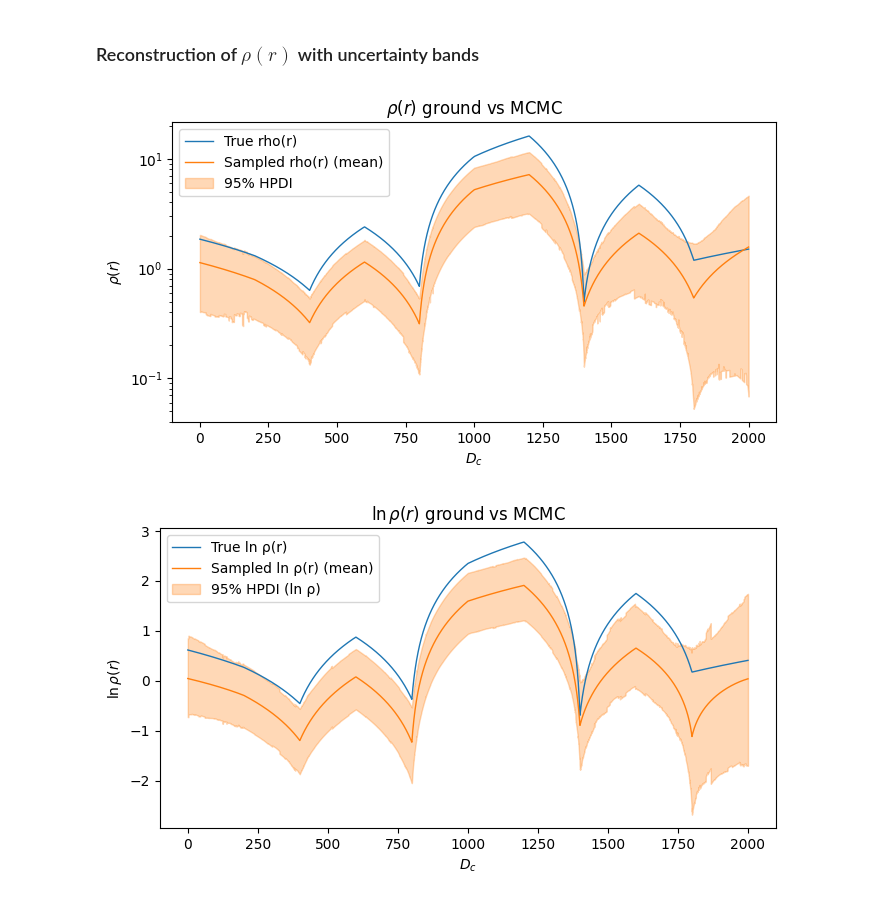
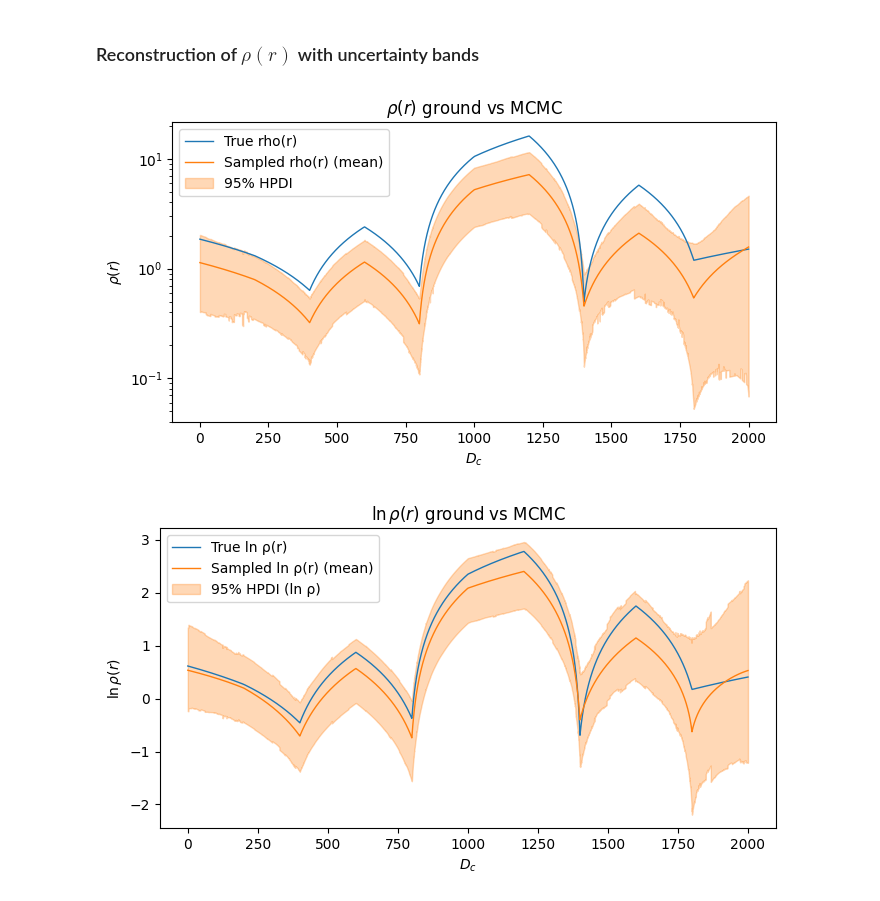
Before and after one commit to npierce-0/void-number-counts, a Jupyter notebook: modelling-lognorm.ipynb, the cells around one changed output. Drawn from its saved outputs; the diff is of its cells as text; code cells hidden in the pictures.

Commit message:
manually scaling rho nodes

```diff
--- a/modelling-lognorm.ipynb
+++ b/modelling-lognorm.ipynb
@@ -639,10 +429,10 @@ for i in range(N_runs):
 
 
         # set params
-        alpha = np.random.uniform(.5, .99)
+        alpha = np.random.uniform(.5, 2.0)
         L_star = 10**np.random.uniform(6, 6.8)
         N_tot = 3000000
-        N_obs_target = 4000
+        N_obs_target = 40000
         dc_max_ground = 2000
         dc_max_inv_ground = 1.0/dc_max_ground
         omega_m = 0.3
@@ -940,14 +725,21 @@ posterior = res.posterior
 alpha_samps = posterior['alpha'].values.reshape(-1)        # (n_samples,)
 M_star_samps = posterior['M_star'].values.reshape(-1)      # (n_samples,)
 
+
 # rho_pts: (chain, draw, n_knots)
 rho_samps = posterior['rho_pts'].values                     # (chain, draw, n_knots)
 rho_samps_flat = rho_samps.reshape(-1, rho_samps.shape[-1])      # (n_samples, n_knots)
 
+
+# renormalising rho values - set rho0 to truth and scale remaining nodes by same factor
+scaling = rho_pts_truths[0][0] / jnp.mean(rho_samps_flat[:, 0])
+
+rho_samps_scaled = rho_samps_flat * scaling
+
 # Pick first 3 knots, for example
-rho0 = rho_samps_flat[:, 0]
-rho1 = rho_samps_flat[:, 1]
-rho2 = rho_samps_flat[:, 2]
+rho0 = rho_samps_scaled[:, 0]
+rho1 = rho_samps_scaled[:, 1]
+rho2 = rho_samps_scaled[:, 2]
 
 # Stack into a single samples array for corner: (n_samples, n_params)
 subset = np.column_stack([alpha_samps, M_star_samps, rho0, rho1, rho2])
@@ -969,7 +761,8 @@ plt.show()
 ## corner with all f_pts
 # extract f_pts: shape (chain, draw, n_knots)
 rho_da = res.posterior["rho_pts"]        # xarray DataArray
-rho_vals_corner = rho_da.values                    # numpy array
+rho_vals_corner = rho_da.values * scaling     # numpy array
+
 
 # flatten chains and draws → (n_samples, n_knots)
 n_chains, n_draws, n_knots = rho_vals_corner.shape
@@ -1171,6 +964,8 @@ r_vals_jax  = jnp.array(r_vals)    # (n_r,)
 # f_of_r(r, f_pts) should already be defined and JAX-compatible
 f_vals_samps = vmap(lambda f_pts: f_of_r(r_vals_jax, f_pts))(f_samps_jax)  # (n_samples, n_r)
 
+f_vals_samps = f_vals_samps * scaling
+
 # To avoid log(0), add a tiny epsilon
 eps = 1e-30
 log_f_vals_samps = jnp.log(f_vals_samps + eps)  # ln rho(r)
@@ -1184,31 +979,31 @@ log_fmean_np   = np.array(log_fmean)
 log_hpdi_low   = np.array(log_hpdi[0])
 log_hpdi_high  = np.array(log_hpdi[1])
 
 # True profile in log-space
 log_rho_ground  = np.log(rho_grid_ground + eps)
 
 # Plot ln rho(r) vs r
 plt.figure(figsize=(7, 4))
 
 plt.plot(r_vals, log_rho_ground, label='True ln ρ(r)', color='C0', lw=1)
 plt.plot(r_vals, log_fmean_np, label='Sampled ln ρ(r) (mean)', color='C1', lw=1)
 
 plt.fill_between(
     r_vals,
     log_hpdi_low,
     log_hpdi_high,
     color='C1',
     alpha=0.3,
     interpolate=True,
     label='95% HPDI (ln ρ)'
 )
 
 plt.title(r"$\ln \rho(r)$ ground vs MCMC")
 plt.xlabel(r'$D_c$')
 plt.ylabel(r'$\ln \rho(r)$')
 plt.legend()
 plt.tight_layout()
 plt.show()
 # %% [output]
 [figure]
-[figure, old version]
+[figure, new version]
```
Also changed, not shown: parts of 4 cells of this notebook.
